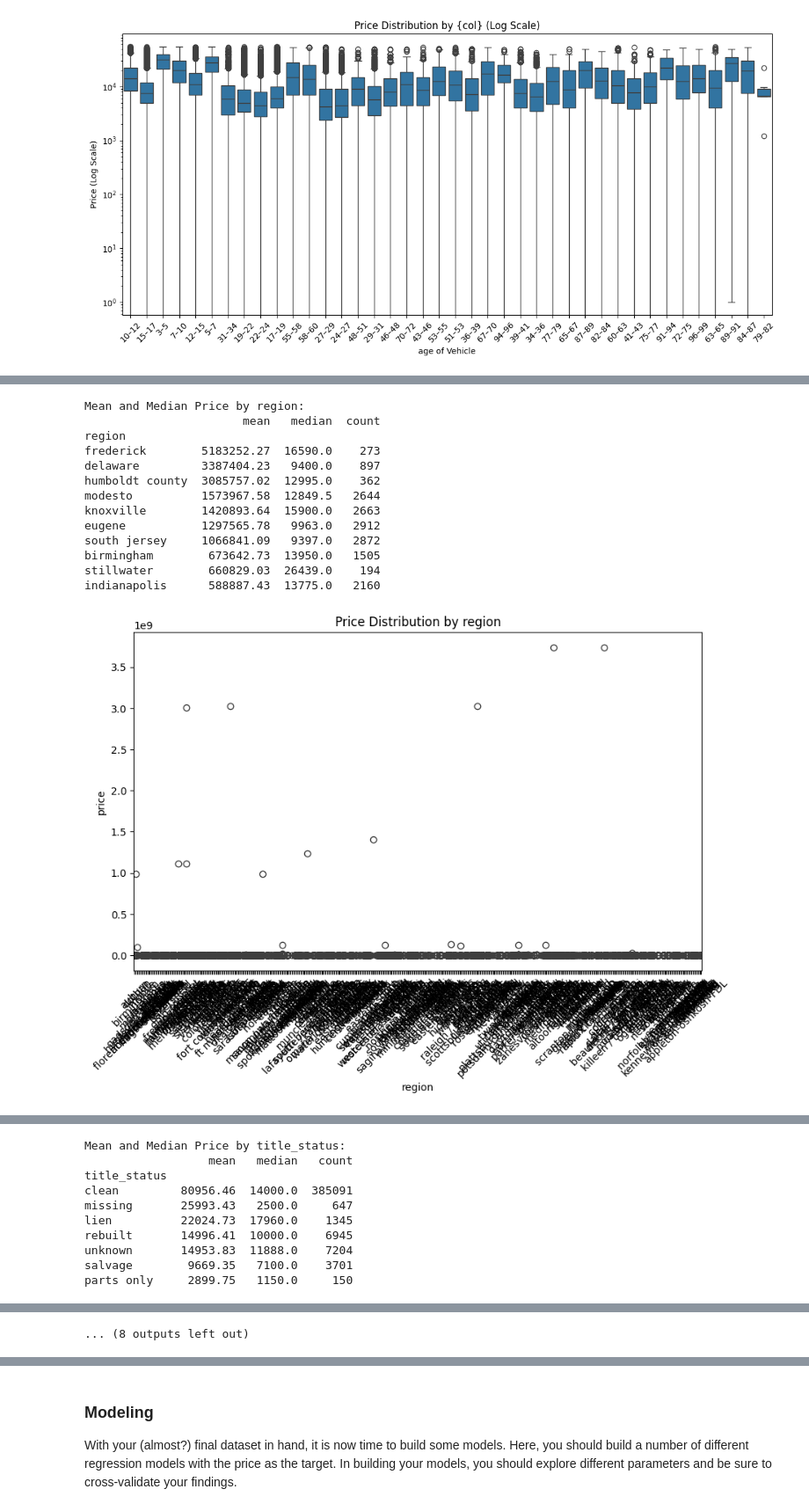
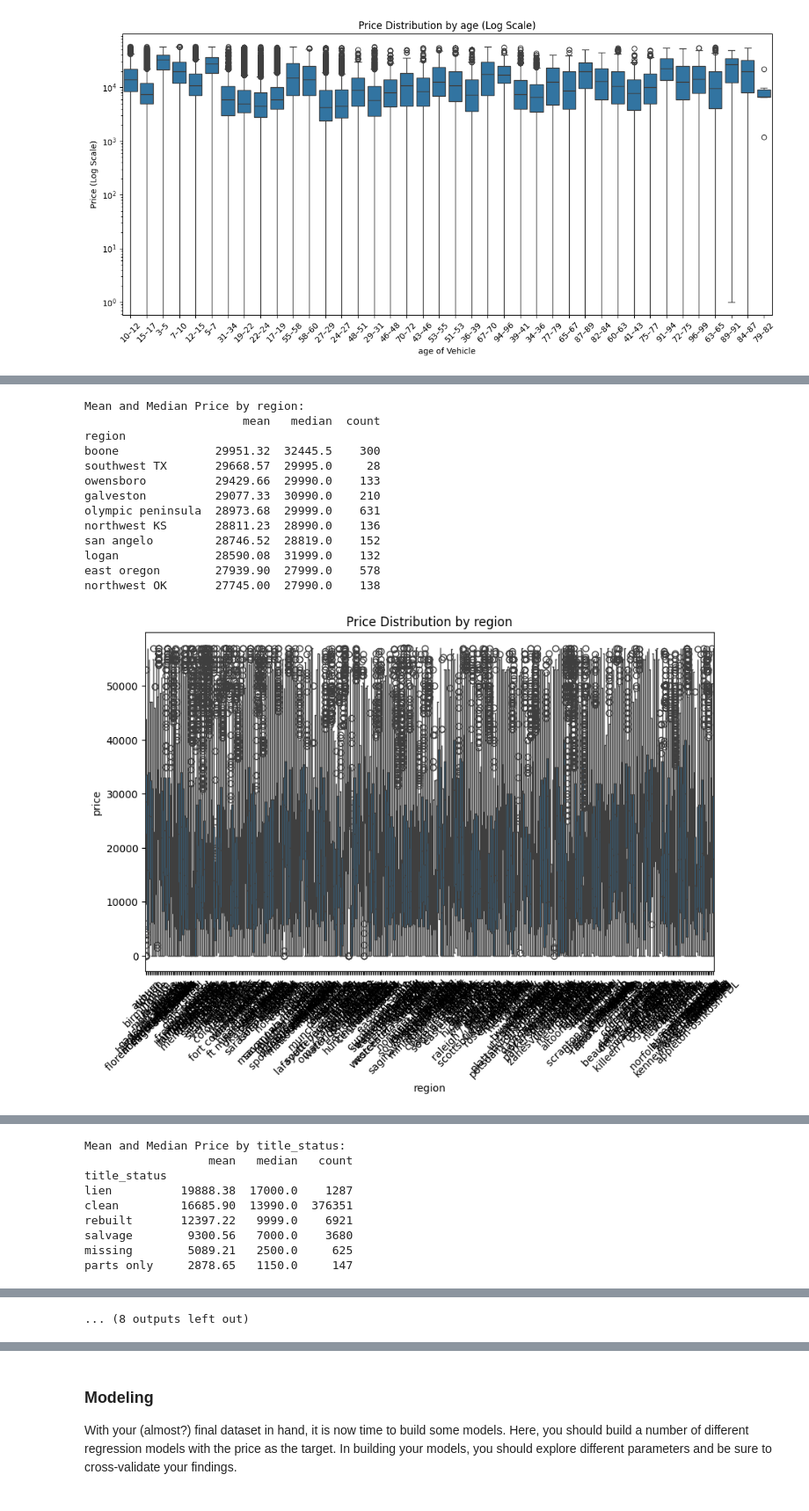
Before and after one commit to rbhat/practical_application_II_starter, a Jupyter notebook: prompt_II.ipynb, the cells around one changed output, grey strips where cells are left out. Shown at 88% size. Cells and saved outputs as stored; diff of their text form; code cells hidden in the pictures.

Commit message:
cleanup all? done

```diff
--- a/prompt_II.ipynb
+++ b/prompt_II.ipynb
@@ -547,8 +534,0 @@ Count of unique models  29650
-# %%
-
-# this invalidates our thesis that manufacterers can be imputed from models, so lets drop the rows with no manufacturers
-
-# Create mask for missing manufacturers
-manufacturer_missing = df['manufacturer'].isin(missing_values) | df['manufacturer'].isna()
-df = df[~manufacturer_missing].copy()
-print("\nMissing in 'manufacturer' after drop:", df['manufacturer'].isna().sum())
@@ -571,24 +549,20 @@ df['paint_color'] = df['paint_color'].fillna('unknown')
 print("fuel unique values: "+ str(df['fuel'].unique()))
 df['fuel'] = df['fuel'].fillna('unknown')
 
-#title_status
-print("title_status unique values: "+ str(df['title_status'].unique()))
-df['title_status'] = df['title_status'].fillna('unknown')
-
-#transmission
+#transmission, drop nans
 print("transmission unique values: "+ str(df['transmission'].unique()))
-df['transmission'] = df['transmission'].fillna('unknown')
-
-#drive
-print("drive unique values: "+ str(df['drive'].unique()))
-df['drive'] = df['drive'].fillna('unknown')
+df = df.dropna(subset=['transmission'])
 
 #region
 print("region unique values: "+ str(len(df['region'].unique())) + ", nan count:"+ str(df['region'].isna().sum()))
 df['region'] = df['region'].fillna('unknown')
 
 
-#region
+#title_status nan is a tiny percentage and a car value depends on title_status for a sale. We can safely drop those rows
 print("title_status unique values: "+ str(len(df['title_status'].unique())) + ", nan count:"+ str(df['title_status'].isna().sum()))
-df['title_status'] = df['title_status'].fillna('unknown')
+df = df.dropna(subset=['title_status'])
+
+#~4% manufacturer is nan and we cant impute that information. Drop those rows
+print("manufacturer unique values: "+ str(len(df['manufacturer'].unique())) + ", nan count:"+ str(df['manufacturer'].isna().sum()))
+df = df.dropna(subset=['manufacturer'])
 # %% [output]
@@ -641,11 +596,0 @@ Unknown title_status: 7204
-# %%
-# lets check the numerical columns
-#year
-print("Unknown years: "+str((df['year']=='unknown').sum()+df['year'].isna().sum())) # there are 6 records with unknown years.
-# substitute for mode
-df['year']=df['year'].fillna(df['year'].mode()[0])
-
-#odometer
-print("Unknown odometer: "+str(df['odometer'].isna().sum())) # there are 4151 rows with nan odometer values. Its a fraction of the dataset and one of the most important features.
-# drop the rows
-df = df.dropna(subset=['odometer'])
@@ -661,12 +597,12 @@ Unknown cylinders_extracted after all fixes: 0
 # %%
 # lets do some uni and multivariate analysis and as part of it, lets see how outliers affect price
-
+df.info()
 import seaborn as sns
 import matplotlib.pyplot as plt
 
 
 target_col = 'price'
-numerical_cols = ['odometer', 'year', 'cylinders_extracted']
+numerical_cols = ['odometer', 'age_binned', 'cylinders']
 categorical_cols = ['region', 'manufacturer', 'condition', 'fuel',  'title_status', 'transmission', 'drive', 'type', 'paint_color', 'state']
 # Ensure all columns (except price) are in either numerical_cols or categorical_cols
 feature_cols = numerical_cols + categorical_cols
@@ -709,29 +654,29 @@ Name: price, dtype: float64
 # %%
 #lets try the categorical values
-
+type(df)
 for col in categorical_cols:
     print(f"\nMean and Median Price by {col}:")
     group_stats = df.groupby(col)['price'].agg(['mean', 'median', 'count']).round(2).sort_values('mean', ascending=False)
 
     print(group_stats.head(10))
     plt.figure(figsize=(10, 6))
     sns.boxplot(x=col, y='price', data=df)
     plt.title(f'Price Distribution by {col}')
     plt.xticks(rotation=45)
     plt.show()
 # %% [output]
 Mean and Median Price by region:
                        mean   median  count
 region
-frederick        5183252.27  16590.0    273
-delaware         3387404.23   9400.0    897
-humboldt county  3085757.02  12995.0    362
-modesto          1573967.58  12849.5   2644
-knoxville        1420893.64  15900.0   2663
-eugene           1297565.78   9963.0   2912
-south jersey     1066841.09   9397.0   2872
-birmingham        673642.73  13950.0   1505
-stillwater        660829.03  26439.0    194
-indianapolis      588887.43  13775.0   2160
+boone              29951.32  32445.5    300
+southwest TX       29668.57  29995.0     28
+owensboro          29429.66  29990.0    133
+galveston          29077.33  30990.0    210
+olympic peninsula  28973.68  29999.0    631
+northwest KS       28811.23  28990.0    136
+san angelo         28746.52  28819.0    152
+logan              28590.08  31999.0    132
+east oregon        27939.90  27999.0    578
+northwest OK       27745.00  27990.0    138
-[figure, old version]
+[figure, new version]
 Mean and Median Price by manufacturer:
@@ -772,10 +717,9 @@ hybrid     14623.15  11995.0    5099
 Mean and Median Price by title_status:
                   mean   median   count
 title_status
-clean         80956.46  14000.0  385091
-missing       25993.43   2500.0     647
-lien          22024.73  17960.0    1345
-rebuilt       14996.41  10000.0    6945
-unknown       14953.83  11888.0    7204
-salvage        9669.35   7100.0    3701
-parts only     2899.75   1150.0     150
+lien          19888.38  17000.0    1287
+clean         16685.90  13990.0  376351
+rebuilt       12397.22   9999.0    6921
+salvage        9300.56   7000.0    3680
+missing        5089.21   2500.0     625
+parts only     2878.65   1150.0     147
```
Also changed, not shown: parts of 20 cells of this notebook.
